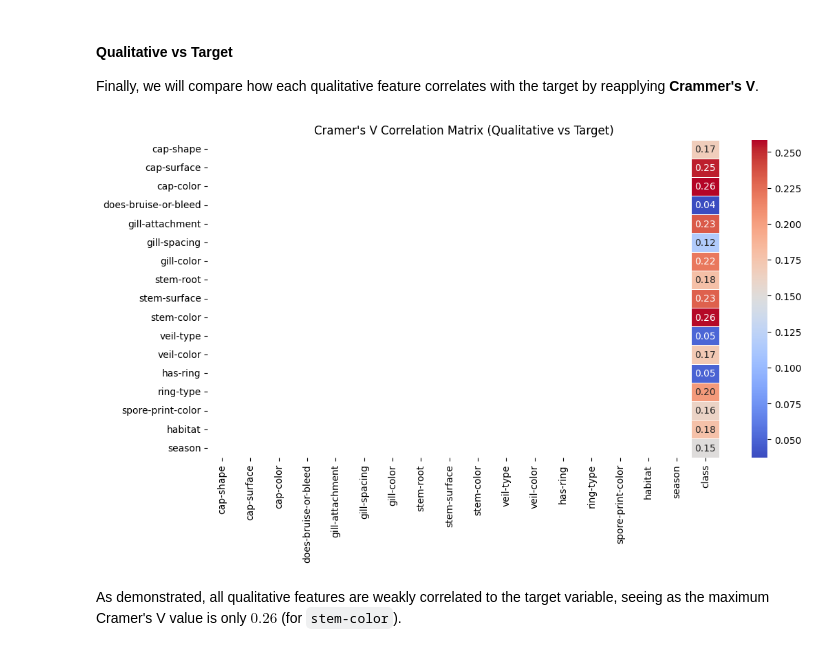
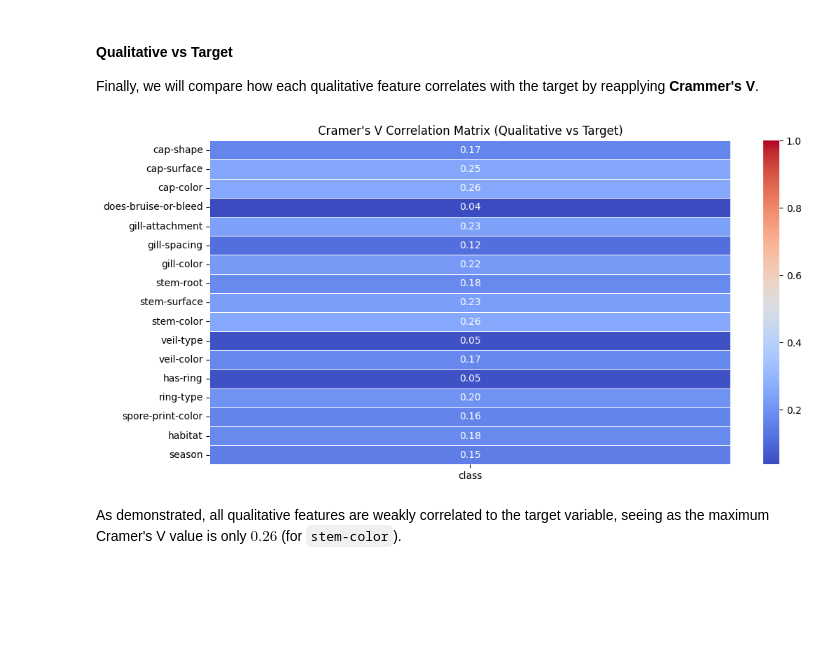
Before and after one commit to tomas-sucena/2025-FEUP-IA, a Jupyter notebook: proj2/file.ipynb, the cells around one changed output. Cells and saved outputs as stored; diff of their text form; code cells hidden in the pictures; blank space fills up the shorter version.

Commit message:
fix(proj2): fix qualitative vs target heatmap

```diff
--- a/proj2/file.ipynb
+++ b/proj2/file.ipynb
@@ -522,20 +522,20 @@ As evidenced, the maximum Cramer's V value for any two pairs of features is $0.7
 Finally, we will compare how each qualitative feature correlates with the target by reapplying **Crammer's V**.
 # %%
 # initialize an empty DataFrame for the Cramer's V matrix
-cramers_v_matrix = pd.DataFrame(index=qualitative_columns, columns=qualitative_columns, dtype=float)
+cramers_v_matrix_target = pd.DataFrame(index=qualitative_columns, columns=[target_column], dtype=float)
 
-# calculate Cramer's V for all pairs of categorical variables
+# calculate Cramer's V for all qualitative variables with the target
 for column in qualitative_columns:
     v_score = cramers_v(df[column], df[target_column])
-    cramers_v_matrix.loc[column, target_column] = v_score
+    cramers_v_matrix_target.loc[column, target_column] = v_score
 
 # plot the correlation matrix as a heatmap
 plt.figure(figsize=(12, 6))
-sns.heatmap(cramers_v_matrix, annot=True, cmap='coolwarm', fmt='.2f', linewidths=.5)
+sns.heatmap(cramers_v_matrix_target, annot=True, cmap='coolwarm', fmt='.2f', linewidths=.5, vmax=1)
 plt.title("Cramer's V Correlation Matrix (Qualitative vs Target)")
 plt.show()
 # %% [output]
-[figure, old version]
+[figure, new version]
 # %% [markdown]
 As demonstrated, all qualitative features are weakly correlated to the target variable, seeing as the maximum Cramer's V value is only $0.26$ (for `stem-color`).
 # %% [markdown]
```
Also changed, not shown: 1 other file.
